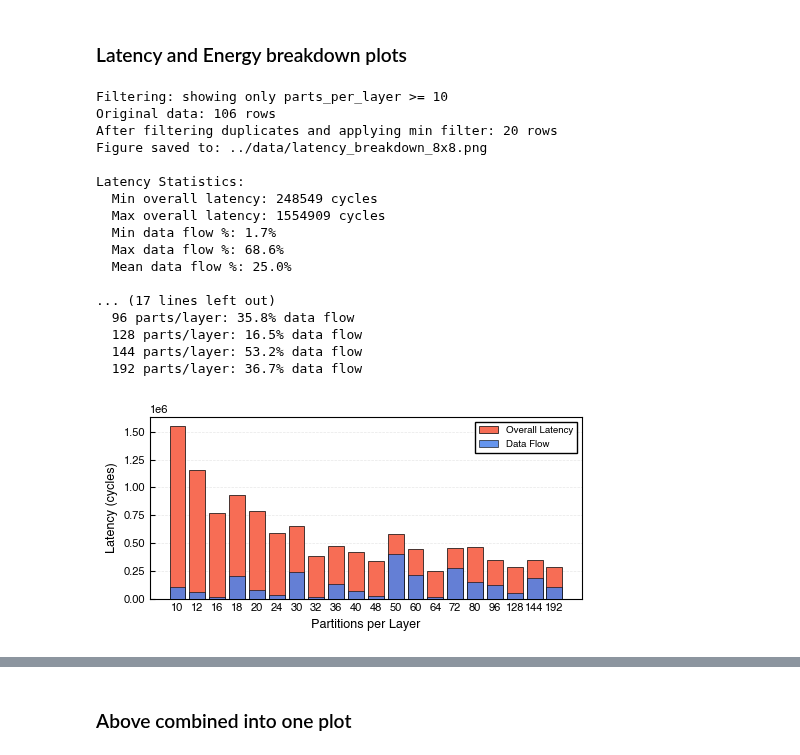
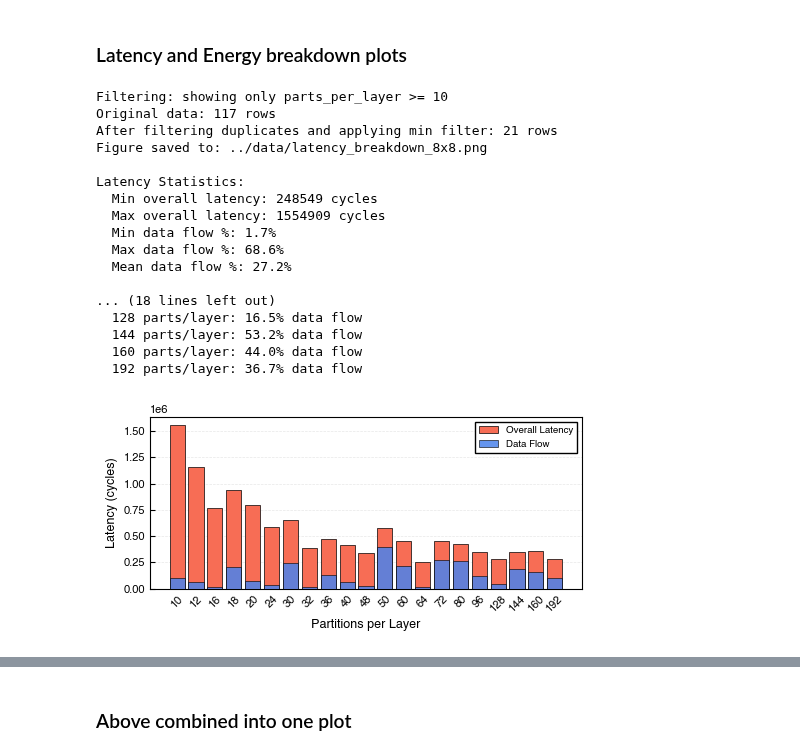
Before and after one commit to jjastrz14/ReNOS, a Jupyter notebook: notebooks/NoC_comparisons.ipynb, the cells around one changed output, grey strips where cells are left out. Saved outputs shown, nothing was run; the diff lists cells and outputs as text; code cells hidden in the pictures.

```diff
--- a/notebooks/NoC_comparisons.ipynb
+++ b/notebooks/NoC_comparisons.ipynb
@@ -15,7 +15,7 @@ Skips files that only contain headers (no data rows).
 """
 
 # Define the directory
-data_dir = '../data/light_noc_comp_2'
+data_dir = '../data/light_noc_comp'
 
 # Define the file prefixes in order
 prefixes = ['p1', 'p2', 'p3_1', 'p3_2', 'p3_3', 'p3_4',
@@ -25,8 +25,8 @@ prefixes = ['p1', 'p2', 'p3_1', 'p3_2', 'p3_3', 'p3_4',
 
 # File types to concatenate
 file_types = [
-    ('latency_energy_results', 'Latency_energy_results_ResNet32_early_blocks_12x12.csv'),
-    ('noc_comparison_results', 'Noc_comparison_results_ResNet32_early_blocks_12x12.csv')
+    ('latency_energy_results', 'Latency_energy_results_ResNet32_early_blocks_8x8.csv'),
+    ('noc_comparison_results', 'Noc_comparison_results_ResNet32_early_blocks_8x8.csv')
 ]
 
 for file_type, output_name in file_types:
@@ -38,7 +38,7 @@ for file_type, output_name in file_types:
 
     for prefix in prefixes:
         # Try both possible filename patterns
-        filename = f"{prefix}_{file_type}_ResNet32_early_blocks_12x12.csv"
+        filename = f"{prefix}_{file_type}_ResNet32_early_blocks.csv"
         filepath = os.path.join(data_dir, filename)
 
         if os.path.exists(filepath):
@@ -330,0 +491,10 @@ Dataset Statistics:
+# %%
+# Generate the plot
+fig, ax1 = plot_noc_comparison_latencies_ieee(
+    csv_path=data_path_noc_comp_12x12,
+    figsize=(3.5, 2.5),  # IEEE 2-column width
+    save_path='../data/noc_comparison_latencies_near_cong_12x12.png',
+    dpi=500,
+    min_parts_per_layer=40  # Filter out small partitions for clarity
+)
+plt.show()
@@ -331,7 +507,7 @@ Dataset Statistics:
 # %% [markdown]
 ### Latency and Energy breakdown plots
 # %%
-def plot_latency_breakdown_ieee(csv_path, figsize=(5.0, 2.5), save_path=None, dpi=300, min_parts_per_layer=None):
+def plot_latency_breakdown_ieee(csv_path, figsize=(5.0, 2.5), save_path=None, dpi=300, min_parts_per_layer=None, take_avg=False):
     """
     Create IEEE conference paper style bar plot for latency breakdown.
 
@@ -380,8 +556,19 @@ def plot_latency_breakdown_ieee(csv_path, figsize=(5.0, 2.5), save_path=None, dp
     # Read data
     df = pd.read_csv(csv_path)
 
-    # For duplicate parts_per_layer, keep only the one with smallest overall_latency_cycles
-    df_filtered = df.loc[df.groupby('parts_per_layer')['overall_latency_cycles'].idxmin()]
+    if take_avg:
+        # Average duplicate parts_per_layer entries - specify which columns to average
+        numeric_cols = df.select_dtypes(include=['number']).columns.tolist()
+        # Remove parts_per_layer from aggregation since we're grouping by it
+        agg_cols = [col for col in numeric_cols if col != 'parts_per_layer']
+
+        # Create aggregation dict: mean for numeric columns
+        agg_dict = {col: 'mean' for col in agg_cols}
+
+        df_filtered = df.groupby('parts_per_layer').agg(agg_dict).reset_index()
+    else:
+        # For duplicate parts_per_layer, keep only the one with smallest overall_latency_cycles
+        df_filtered = df.loc[df.groupby('parts_per_layer')['overall_latency_cycles'].idxmin()]
 
     # Apply minimum partitions filter if specified
     if min_parts_per_layer is not None:
@@ -426,7 +613,7 @@ def plot_latency_breakdown_ieee(csv_path, figsize=(5.0, 2.5), save_path=None, dp
     ax.set_xlabel('Partitions per Layer', fontweight='normal')
     ax.set_ylabel('Latency (cycles)', fontweight='normal')
     ax.set_xticks(x_positions)
-    ax.set_xticklabels(df_sorted['parts_per_layer'].astype(int), rotation=0)
+    ax.set_xticklabels(df_sorted['parts_per_layer'].astype(int), rotation=45)
 
     # Add horizontal grid
     ax.grid(True, axis='y', linestyle='--', alpha=0.3, zorder=0)
@@ -470,30 +657,31 @@ data_energy_12x12 = '../data/light_noc_comp_2/Latency_energy_results_ResNet32_ea
 # %%
 # Generate the latency breakdown bar plot
 fig, ax = plot_latency_breakdown_ieee(
     csv_path=data_energy,
     figsize=(5.0, 2.5),  # Wider than the previous plot
     save_path='../data/latency_breakdown_8x8.png',
     dpi=800,
-    min_parts_per_layer=10  # Only show results for 8+ partitions per layer
+    min_parts_per_layer=10,  # Only show results for 8+ partitions per layer
+    take_avg=False  # Take the best (minimum latency) for duplicates
 )
 
 plt.show()
 # %% [output]
 Filtering: showing only parts_per_layer >= 10
-Original data: 106 rows
-After filtering duplicates and applying min filter: 20 rows
+Original data: 117 rows
+After filtering duplicates and applying min filter: 21 rows
 Figure saved to: ../data/latency_breakdown_8x8.png
 
 Latency Statistics:
   Min overall latency: 248549 cycles
   Max overall latency: 1554909 cycles
   Min data flow %: 1.7%
   Max data flow %: 68.6%
-  Mean data flow %: 25.0%
+  Mean data flow %: 27.2%
 
-... (17 lines left out)
-  96 parts/layer: 35.8% data flow
+... (18 lines left out)
   128 parts/layer: 16.5% data flow
   144 parts/layer: 53.2% data flow
+  160 parts/layer: 44.0% data flow
   192 parts/layer: 36.7% data flow
-[figure, old version]
+[figure, new version]
```
Also changed, not shown: parts of 28 cells of this notebook, 4 other files.
